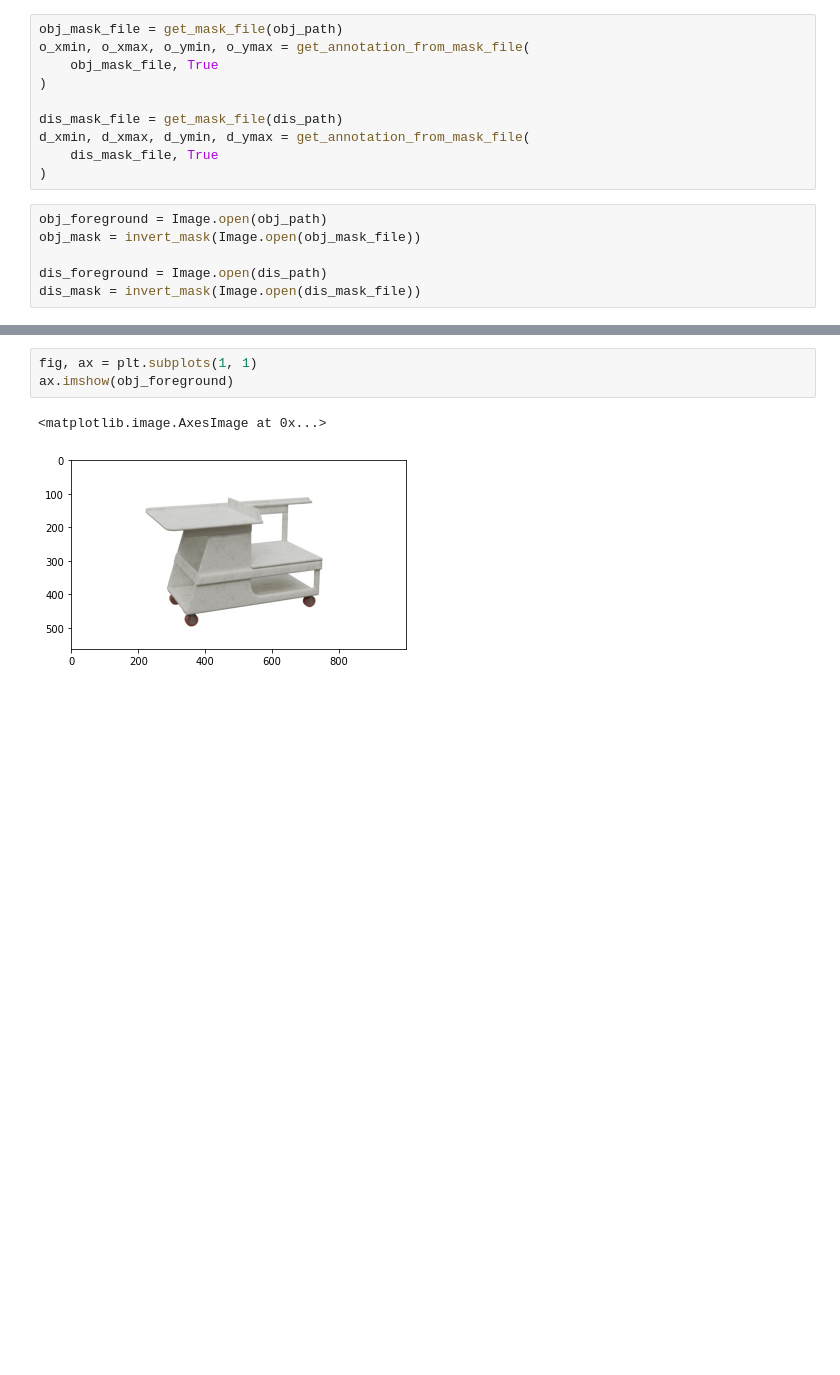
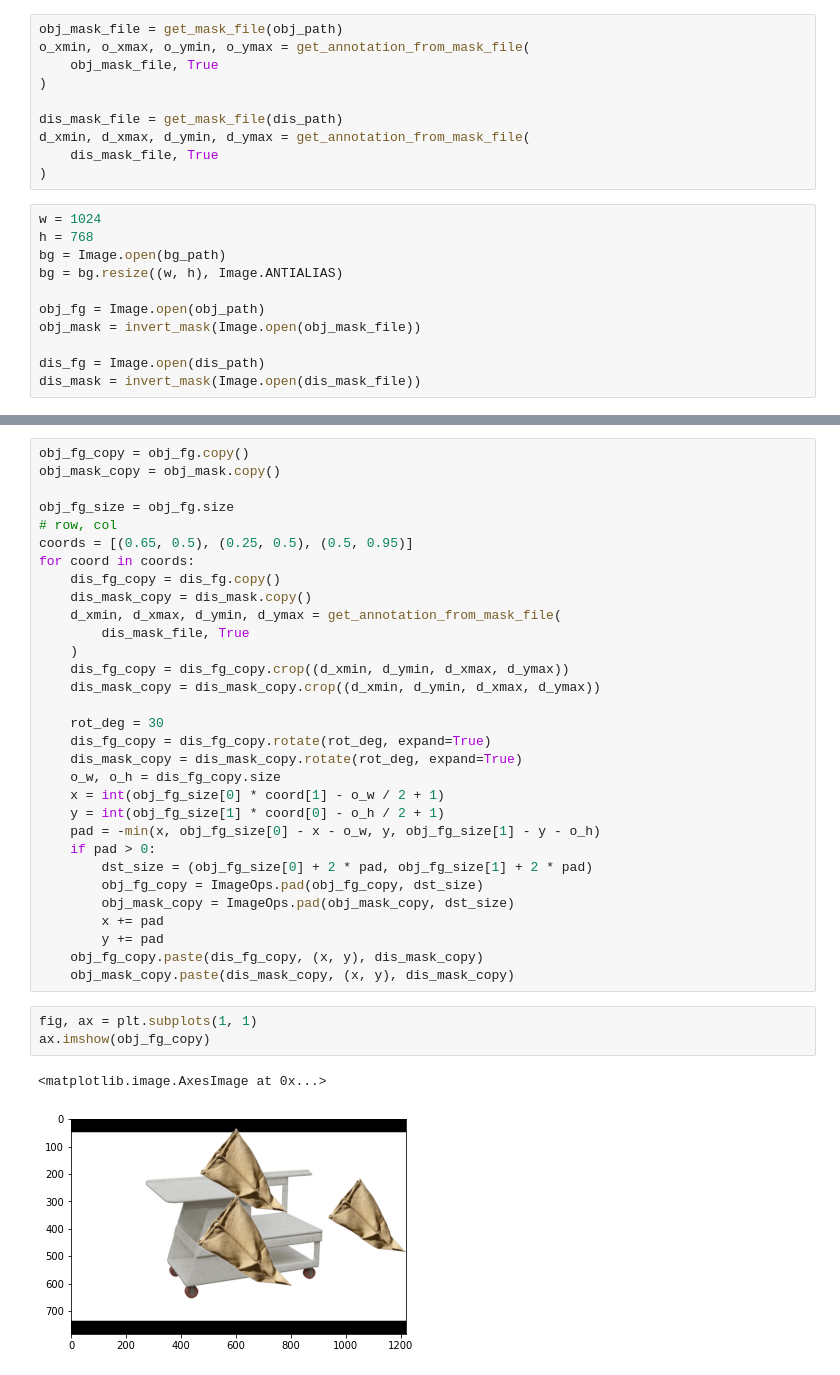
Before and after one commit to mammothb/syndata-generation, a Jupyter notebook: notebooks/demo_localized_distractor.ipynb, the cells around one changed output, grey strips where cells are left out. Drawn from its saved outputs; the diff is of its cells as text; blank space fills up the shorter version.

Commit message:
fixed cropping bug by updating foreground size and padding foreground

```diff
--- a/notebooks/demo_localized_distractor.ipynb
+++ b/notebooks/demo_localized_distractor.ipynb
@@ -38,8 +37,13 @@ d_xmin, d_xmax, d_ymin, d_ymax = get_annotation_from_mask_file(
     dis_mask_file, True
 )
 # %%
-obj_foreground = Image.open(obj_path)
+w = 1024
+h = 768
+bg = Image.open(bg_path)
+bg = bg.resize((w, h), Image.ANTIALIAS)
+
+obj_fg = Image.open(obj_path)
 obj_mask = invert_mask(Image.open(obj_mask_file))
 
-dis_foreground = Image.open(dis_path)
+dis_fg = Image.open(dis_path)
 dis_mask = invert_mask(Image.open(dis_mask_file))
@@ -51,6 +67,37 @@ dis_mask = invert_mask(Image.open(dis_mask_file))
+# %%
+obj_fg_copy = obj_fg.copy()
+obj_mask_copy = obj_mask.copy()
+
+obj_fg_size = obj_fg.size
+# row, col
+coords = [(0.65, 0.5), (0.25, 0.5), (0.5, 0.95)]
+for coord in coords:
+    dis_fg_copy = dis_fg.copy()
+    dis_mask_copy = dis_mask.copy()
+    d_xmin, d_xmax, d_ymin, d_ymax = get_annotation_from_mask_file(
+        dis_mask_file, True
+    )
+    dis_fg_copy = dis_fg_copy.crop((d_xmin, d_ymin, d_xmax, d_ymax))
+    dis_mask_copy = dis_mask_copy.crop((d_xmin, d_ymin, d_xmax, d_ymax))
+
+    rot_deg = 30
+    dis_fg_copy = dis_fg_copy.rotate(rot_deg, expand=True)
+    dis_mask_copy = dis_mask_copy.rotate(rot_deg, expand=True)
+    o_w, o_h = dis_fg_copy.size
+    x = int(obj_fg_size[0] * coord[1] - o_w / 2 + 1)
+    y = int(obj_fg_size[1] * coord[0] - o_h / 2 + 1)
+    pad = -min(x, obj_fg_size[0] - x - o_w, y, obj_fg_size[1] - y - o_h)
+    if pad > 0:
+        dst_size = (obj_fg_size[0] + 2 * pad, obj_fg_size[1] + 2 * pad)
+        obj_fg_copy = ImageOps.pad(obj_fg_copy, dst_size)
+        obj_mask_copy = ImageOps.pad(obj_mask_copy, dst_size)
+        x += pad
+        y += pad
+    obj_fg_copy.paste(dis_fg_copy, (x, y), dis_mask_copy)
+    obj_mask_copy.paste(dis_mask_copy, (x, y), dis_mask_copy)
 # %%
 fig, ax = plt.subplots(1, 1)
-ax.imshow(obj_foreground)
+ax.imshow(obj_fg_copy)
 # %% [output]
 <matplotlib.image.AxesImage at 0x...>
-[figure, old version]
+[figure, new version]
```
Also changed, not shown: parts of 12 cells of this notebook, 3 other files.
